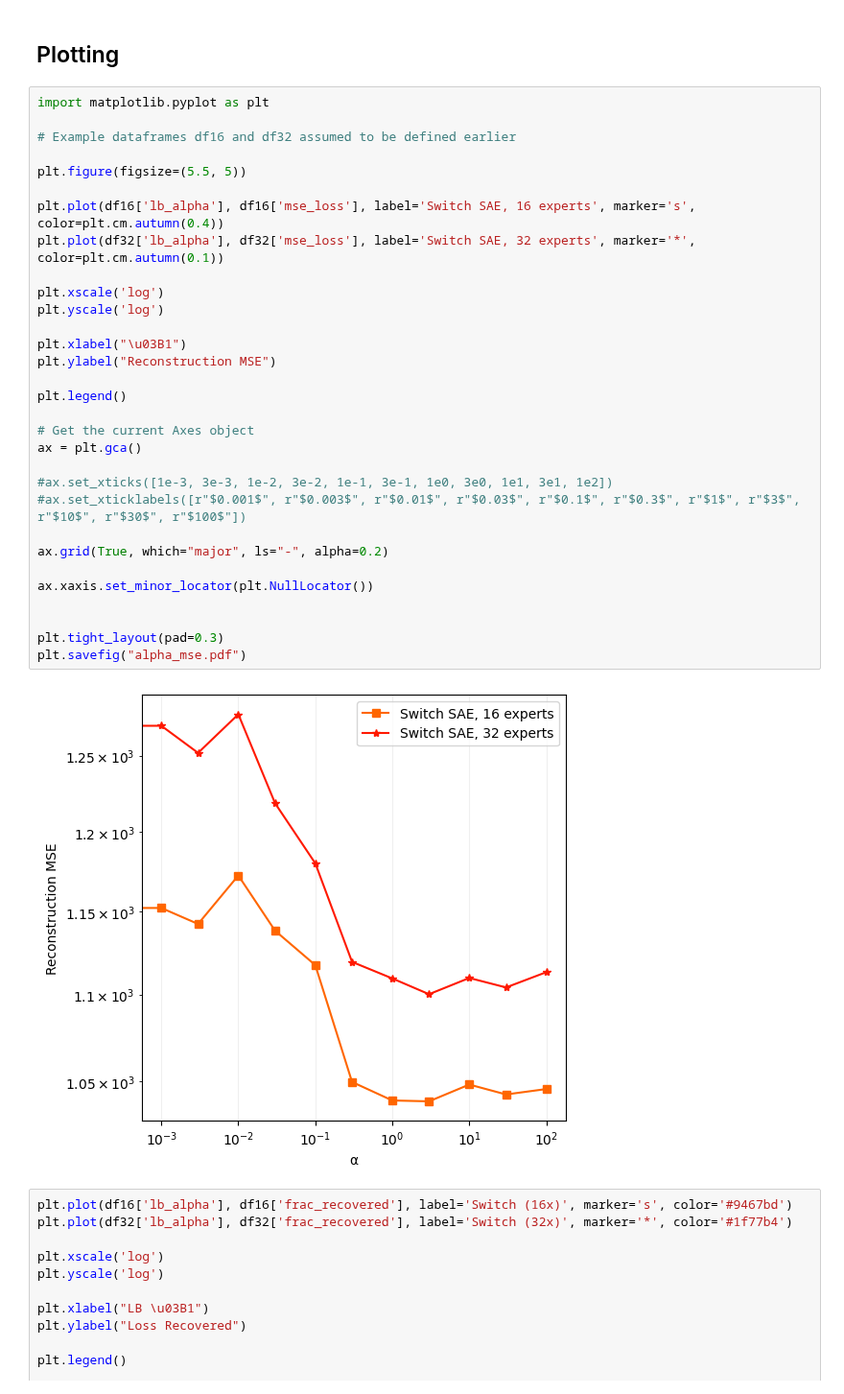
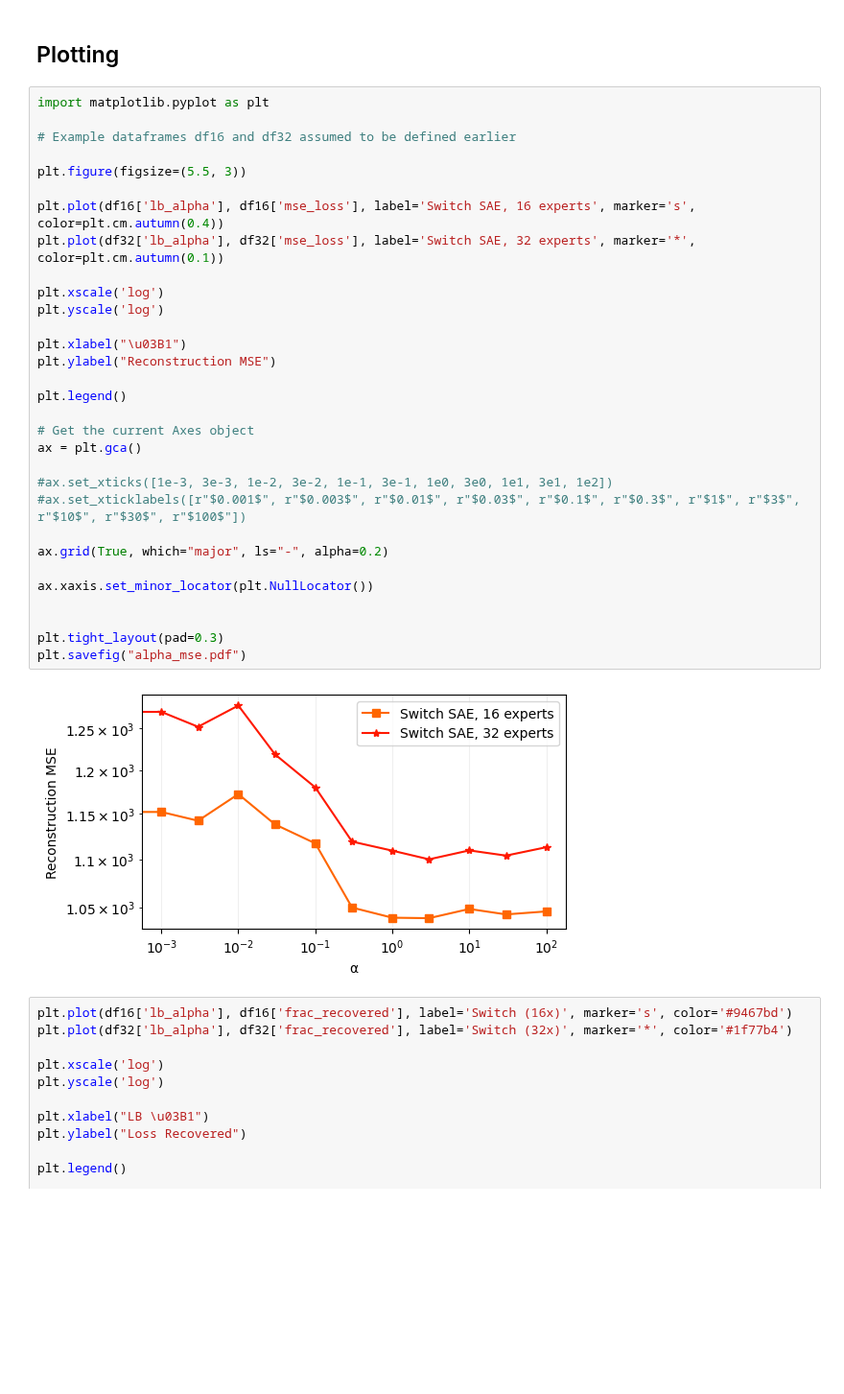
Before and after one commit to amudide/switch_sae, a Jupyter notebook: results/load_balance/lb.ipynb, the cells around one changed output. Shown at 96% size. Cells and saved outputs as stored; diff of their text form; blank space fills up the shorter version.

```diff
--- a/results/load_balance/lb.ipynb
+++ b/results/load_balance/lb.ipynb
@@ -97,35 +97,35 @@ df32
 import matplotlib.pyplot as plt
 
 # Example dataframes df16 and df32 assumed to be defined earlier
 
-plt.figure(figsize=(5.5, 5))
+plt.figure(figsize=(5.5, 3))
 
 plt.plot(df16['lb_alpha'], df16['mse_loss'], label='Switch SAE, 16 experts', marker='s', color=plt.cm.autumn(0.4))
 plt.plot(df32['lb_alpha'], df32['mse_loss'], label='Switch SAE, 32 experts', marker='*', color=plt.cm.autumn(0.1))
 
 plt.xscale('log')
 plt.yscale('log')
 
 plt.xlabel("\u03B1")
 plt.ylabel("Reconstruction MSE")
 
 plt.legend()
 
 # Get the current Axes object
 ax = plt.gca()
 
 #ax.set_xticks([1e-3, 3e-3, 1e-2, 3e-2, 1e-1, 3e-1, 1e0, 3e0, 1e1, 3e1, 1e2])
 #ax.set_xticklabels([r"$0.001$", r"$0.003$", r"$0.01$", r"$0.03$", r"$0.1$", r"$0.3$", r"$1$", r"$3$", r"$10$", r"$30$", r"$100$"])
 
 ax.grid(True, which="major", ls="-", alpha=0.2)
 
 ax.xaxis.set_minor_locator(plt.NullLocator())
 
 
 plt.tight_layout(pad=0.3)
 plt.savefig("alpha_mse.pdf")
 # %% [output]
-[figure, old version]
+[figure, new version]
 # %%
 plt.plot(df16['lb_alpha'], df16['frac_recovered'], label='Switch (16x)', marker='s', color='#9467bd')
 plt.plot(df32['lb_alpha'], df32['frac_recovered'], label='Switch (32x)', marker='*', color='#1f77b4')
```
Also changed, not shown: 1 other file.
